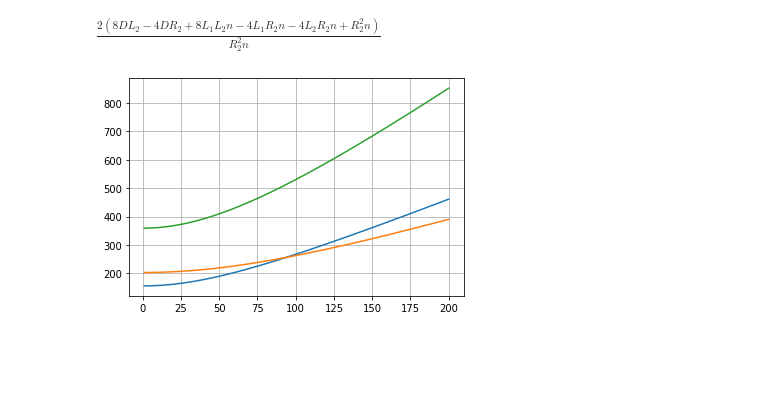
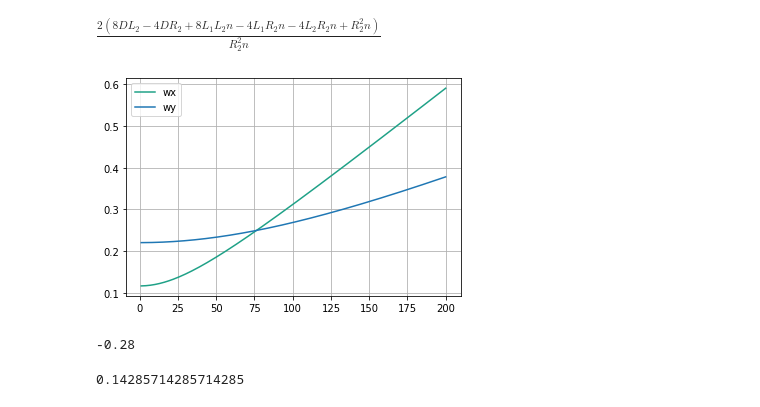
Before and after one commit to Kromag1995/Labo6y7, a Jupyter notebook: Simulaciones/Simulacion.ipynb, the cells around one changed output. Cells and saved outputs as stored; diff of their text form; code cells hidden in the pictures; blank space fills up the shorter version.

```diff
--- a/Simulaciones/Simulacion.ipynb
+++ b/Simulaciones/Simulacion.ipynb
@@ -56,3 +56,40 @@ matriz_R3 = sp.Matrix([[1,0],[0,1]])
 # %%
 camino_x = matriz_l*matriz_l*matriz_L2*matriz_R2_x*matriz_L1*matriz_cristal*matriz_cristal*matriz_L1*matriz_R2_x*matriz_L2
 camino_y = matriz_l*matriz_l*matriz_L2*matriz_R2_y*matriz_L1*matriz_cristal*matriz_cristal*matriz_L1*matriz_R2_y*matriz_L2
+# %%
+cD = 2
+cn_1 = 1.958
+cR_2= 250
+cL_2= 250
+cL_1= 200
+ctita= 50*3.14/180
+# %%
+def w(ll, camino, cD, cn_1, cR_2, cL_2, cL_1, ctita, lamnda=0.001064,n=1):
+    AA,BB,CC,DD= sp.simplify(camino.subs([(D,cD),(n_1,cn_1),(R_2,cR_2),(L_1,cL_1),(L_2,cL_2),(tita,ctita)]))
+    AA = float(AA.subs(l,ll))
+    BB = float(BB.subs(l,ll))
+    CC = float(CC.subs(l,ll))
+    DD = float(DD.subs(l,ll))
+    result_1 =np.sqrt(lamnda/(np.pi*n))
+    result_2 =np.sqrt(abs(BB))/((1-((DD+AA)**2)/4)**(1/4))
+    return result_1*result_2
+# %%
+wx_t, wy_t= [],[]
+for i in range(49,50):
+    ctita= i*3.14/180
+    ll = np.linspace(1,200, 200)
+    wx = []
+    wy = []
+    for lll in ll:
+        wx.append(w(lll, camino_x, cD, cn_1, cR_2, cL_2, cL_1, ctita))
+        wy.append(w(lll, camino_y, cD, cn_1, cR_2, cL_2, cL_1, ctita))
+    wx_t.append(wx)
+    wy_t.append(wy)
+# %%
+color = col.to_hex(viridis(0.5+n))
+plt.plot(ll,wx, color,label="wx")
+plt.legend(loc='best')
+plt.grid(True)
+plt.show()
+# %% [output]
+[figure, added]
@@ -58,0 +99,4 @@ camino_y = matriz_l*matriz_l*matriz_L2*matriz_R2_y*matriz_L1*matriz_cristal*matr
+# %%
+(17-24)/25
+# %% [output]
+-0.28
@@ -58,0 +105,4 @@ camino_y = matriz_l*matriz_l*matriz_L2*matriz_R2_y*matriz_L1*matriz_cristal*matr
+# %%
+1/7
+# %% [output]
+0.14285714285714285
@@ -83,8 +142,9 @@ for lll in ll:
 # %%
-plt.plot(ll,wx)
-plt.plot(ll,wy)
-plt.plot(ll,np.array(wy)+np.array(wx))
-plt.grid(True)
-plt.show()
+def graficar(wx,wy):
+    plt.figure(2)
+    plt.plot(ll,wx,label="wx-wy")
+    plt.plot(ll,wy,label="w-wy")
+    plt.plot(ll,abs(np.array(wy)-np.array(wx)),label="w-wy")
+    plt.legend(loc='best')
+    plt.grid(True)
+    plt.show()
-# %% [output]
-[figure, removed]
```
Also changed, not shown: parts of 9 cells of this notebook, 1 other file.
